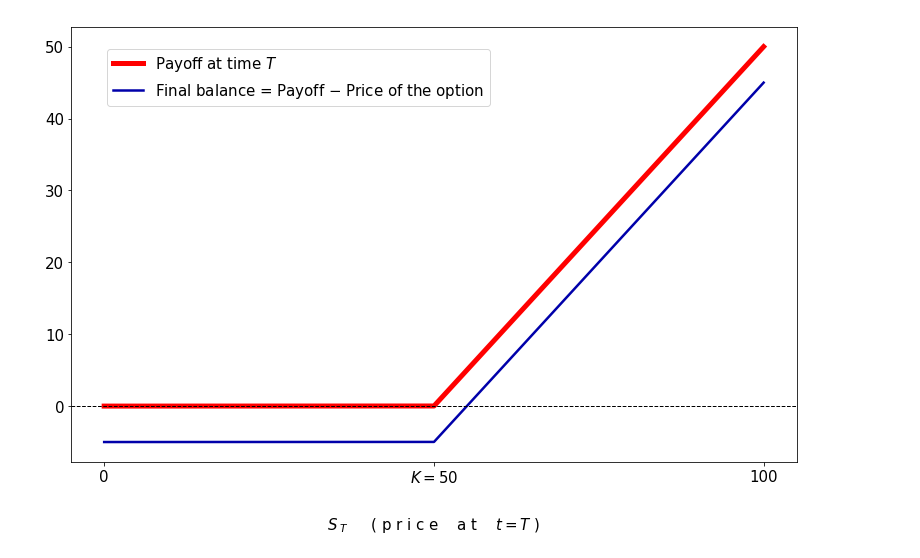
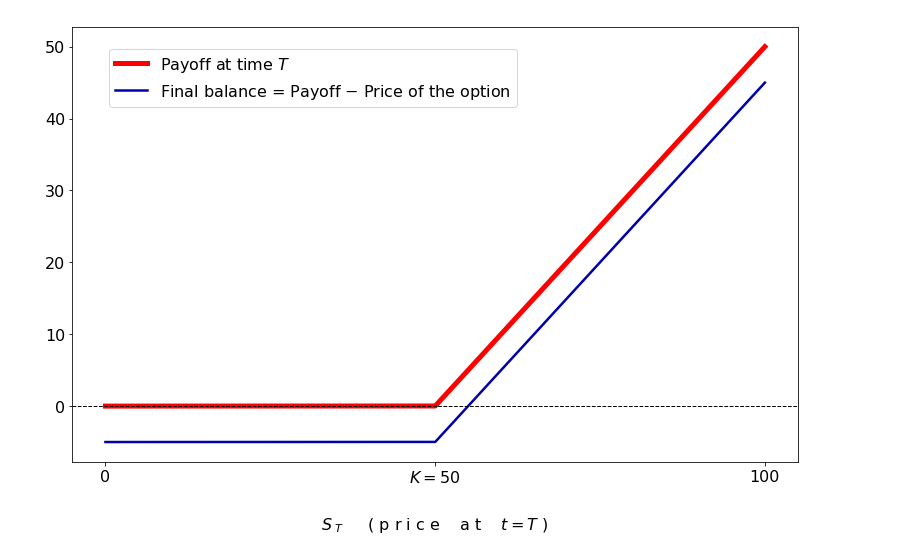
Before and after one commit to siaen/python_finance_course, a Jupyter notebook: notebooks/4 - Products and Greeks.ipynb, the cells around one changed output. Drawn from its saved outputs; the diff is of its cells as text; code cells hidden in the pictures.

```diff
--- a/notebooks/4 - Products and Greeks.ipynb
+++ b/notebooks/4 - Products and Greeks.ipynb
@@ -112,33 +115,33 @@ import numpy as np
 import matplotlib.pyplot as plt
 from matplotlib import rcParams # detailed parameter setting
 plt.figure(figsize=(13, 8)) # resizing the figure
-my_fontsize = 15
+my_fontsize = 16
 w = 5 # line width
 
 # === Definitions ===
 strike = 50 # strike price of the call option
 call_price = 5 # This is only a dummy value for the price of the call option. We will calculate this price.
 range_min = 0 # starting point of the range where payoff values are plotted
 range_max = 2*strike # end point of the plotting range
 step = 0.001 # step size of for plotting
 x_axis = np.arange(range_min, range_max, step) # the list of underlying stock price values for which the payoff are computed
 payoff_values = [ 0.0 if x < strike else x - strike for x in x_axis ]
 total_balance = [ x - call_price for x in payoff_values ] # balance after including the price of the payoff
 
 # === Plotting ===
 plt.plot(x_axis, payoff_values, color='red', lw=w, label='Payoff at time $T$') # plot payoff values
 plt.plot(x_axis, total_balance, color='#0000aa', lw=w/2, label='Final balance = Payoff $-$ Price of the option') # balance
 plt.legend(bbox_to_anchor=(.05, .95), loc=2, borderaxespad=0., fontsize=my_fontsize) # legend position and font size
 plt.xlabel('$S_{\ T}$     ( p r i c e    a t    $t = T$ ) ', labelpad=30, fontsize=my_fontsize) # set the x label of the plot
 rcParams['axes.titlepad'] = 20 # moving the title a little further away from the plot
 plt.tick_params(labelsize=my_fontsize) # tick parameter font size
 ax = plt.gca() # gca: get current axes
 plt.tick_params(labelsize=my_fontsize) # tick text font size
 ax.axhline(linestyle='--',color='black',linewidth=1)
 ax.set_xticks([range_min, strike, range_max])
 ax.set_xticklabels([range_min,"$K=$"+str(strike),range_max])
 
 # === Display the entire plot ===
 plt.show() # display the entire plot
 # %% [output]
-[figure, old version]
+[figure, new version]
```
Also changed, not shown: parts of 9 cells of this notebook, 2 other files.
